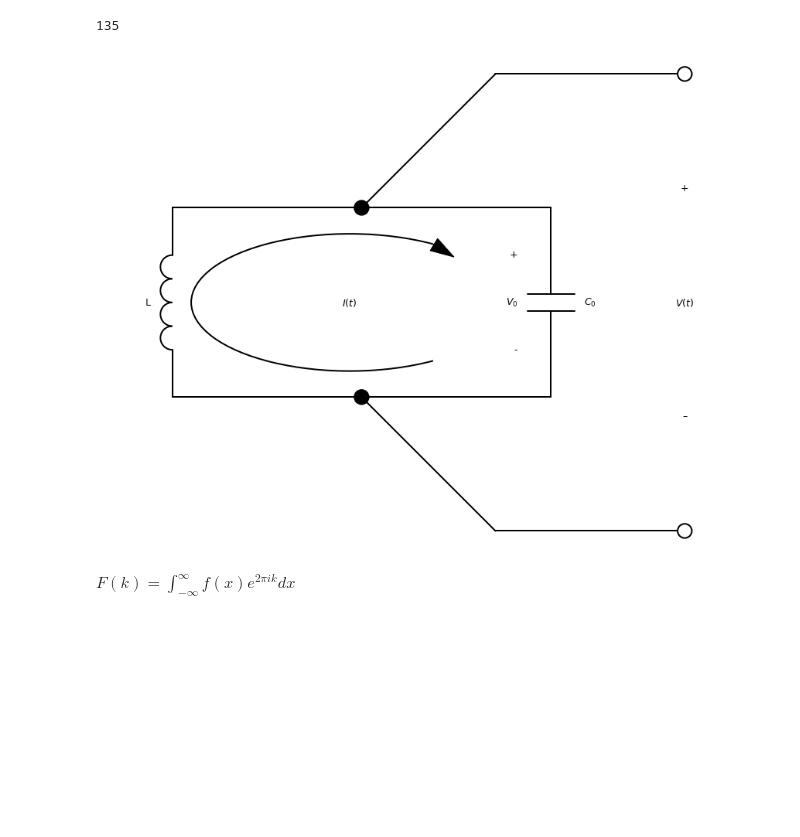
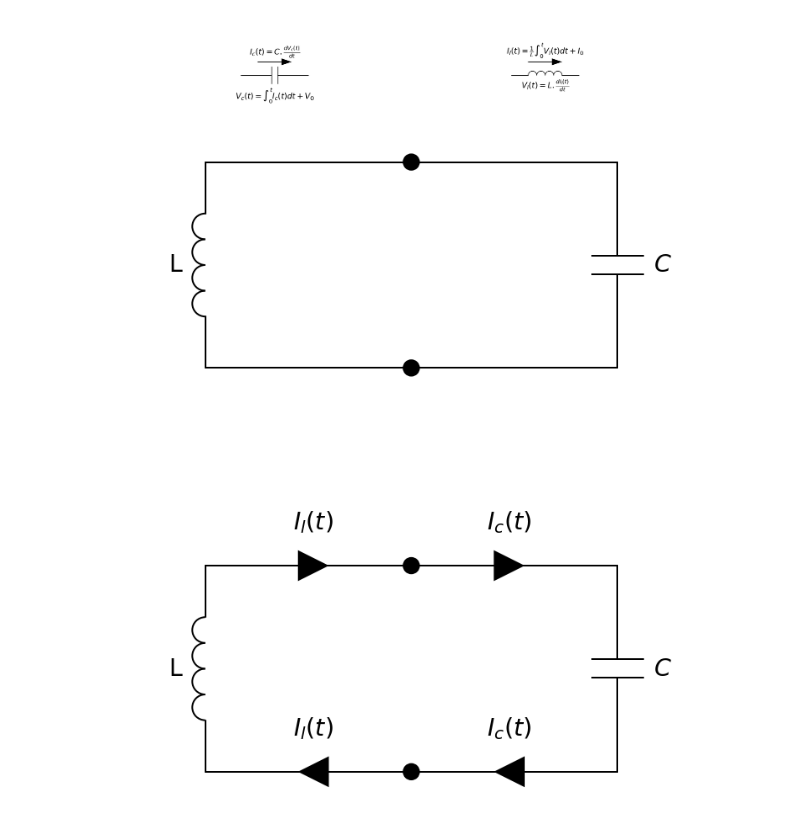
Before and after one commit to Sultan-Miscellaneous/LC_Interactive, a Jupyter notebook: LC_interactive.ipynb, the cells around one changed output. Drawn from its saved outputs; the diff is of its cells as text; code cells hidden in the pictures; blank space fills up the shorter version.

```diff
--- a/LC_interactive.ipynb
+++ b/LC_interactive.ipynb
@@ -12,35 +22,46 @@ import schemdraw.elements as elm
 
 %matplotlib inline
 %config InlineBackend.figure_format = 'svg'
-# %%
-225-90
-# %% [output]
-135
+# %%
+with schemdraw.Drawing() as d:
+    d.config(inches_per_unit=2, unit=2)
+    d += (c1 := elm.Capacitor().label([r'$V_c(t)=\int^t_0 I_c(t) dt + V_0$'], loc="bot", fontsize=30))
+    d += elm.CurrentLabel(length=1).at(c1).label(r'$I_c(t)= C. \frac{dV_c(t)}{dt}$', loc='top', fontsize=30)
+    d += (c1 := elm.Inductor().at((8, 0)).label([r'$V_l(t)=L.\frac{dI_l(t)}{dt}$'], loc="bot", fontsize=30))
+    d += elm.CurrentLabel(length=1).at(c1).label(r'$I_l(t)= \frac{1}{L} \int_0^t V_l(t)dt + I_0$', loc='top', fontsize=30)
+# %% [output]
+[figure, added]
 # %%
 with schemdraw.Drawing() as d:
     d.config(inches_per_unit=2, unit=2)
     d += (s1 := elm.Line())
-    d.push()
     d += (d1 := elm.Dot())
-    d += (elm.Line().theta(45))
-    d += (vp := elm.Line().right().dot(open=True))
-    d.pop()
     d += (s2 := elm.Line())
-    d += (c1 := elm.Capacitor().down().label(f'$C_{0}$', loc="bot").label(['+','$V_0$','-'], loc='top'))
+    d += (c1 := elm.Capacitor().down().label(f'$C$', loc="bot", fontsize=30))
     d += (s3 := elm.Line().left())
-    d.push()
     d += (d2 := elm.Dot())
-    d += elm.Line().theta(-45)
-    d += (vg := elm.Line().right().dot(open=True))
-    d += elm.Gap().label(('–','$V(t)$','+')).endpoints(vg.end, vp.end)
-    d.pop()
     d += (s4 := elm.Line().left())
-    d += (l1 := elm.Inductor().up().label(f'L', loc="top"))
+    d += (l1 := elm.Inductor().up().label(f'L', loc="top", fontsize=30))
     d += (s5 := elm.Line().right())
-    d += elm.LoopCurrent([d1, c1, d2, l1], direction='cw').label('$I(t)$')
+    # d += elm.LoopCurrent([d1, c1, d2, l1], direction='cw').label('$I(t)$', fontsize=30)
 # %% [output]
-[figure, old version]
+[figure, new version]
-# %%
-display(Math(r'V(t) = \int_{-\infty}^{\infty} f(x) e^{2\pi i k} dx'))
-# %% [output]
-$\displaystyle F(k) = \int_{-\infty}^{\infty} f(x) e^{2\pi i k} dx$
+# %%
+with schemdraw.Drawing() as d:
+    d.config(inches_per_unit=2, unit=2)
+    d += (s1 := elm.Line())
+    d += (d1 := elm.Dot())
+    d += elm.CurrentLabelInline(direction='in', ofst=0.8).at(d1).label(r'$I_l(t)$', fontsize=30)
+    d += elm.CurrentLabelInline(direction='in', ofst=-1.1).at(d1).label(r'$I_c(t)$', fontsize=30)
+    d += (s2 := elm.Line())
+    d += (c1 := elm.Capacitor().down().label(f'$C$', loc="bot", fontsize=30))
+    d += (s3 := elm.Line().left())
+    d += (d2 := elm.Dot())
+    d += elm.CurrentLabelInline(direction='out', ofst=0.8).at(d2).label(r'$I_l(t)$', fontsize=30)
+    d += elm.CurrentLabelInline(direction='out', ofst=-1.1).at(d2).label(r'$I_c(t)$', fontsize=30)
+    d += (s4 := elm.Line().left())
+    d += (l1 := elm.Inductor().up().label(f'L', loc="top", fontsize=30))
+    d += (s5 := elm.Line().right())
+    # d += elm.LoopCurrent([d1, c1, d2, l1], direction='cw').label('$I(t)$', fontsize=30)
+# %% [output]
+[figure, added]
```
Also changed, not shown: parts of 9 cells of this notebook.
